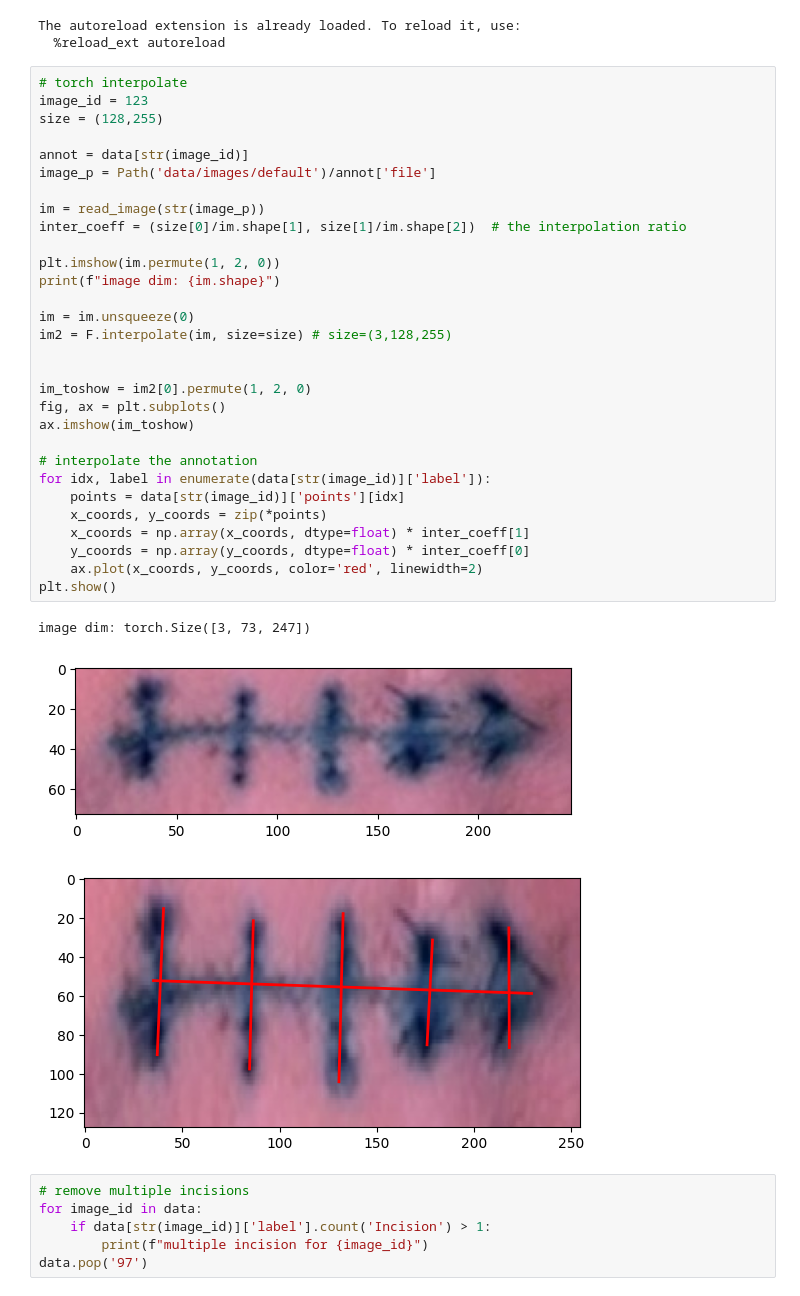
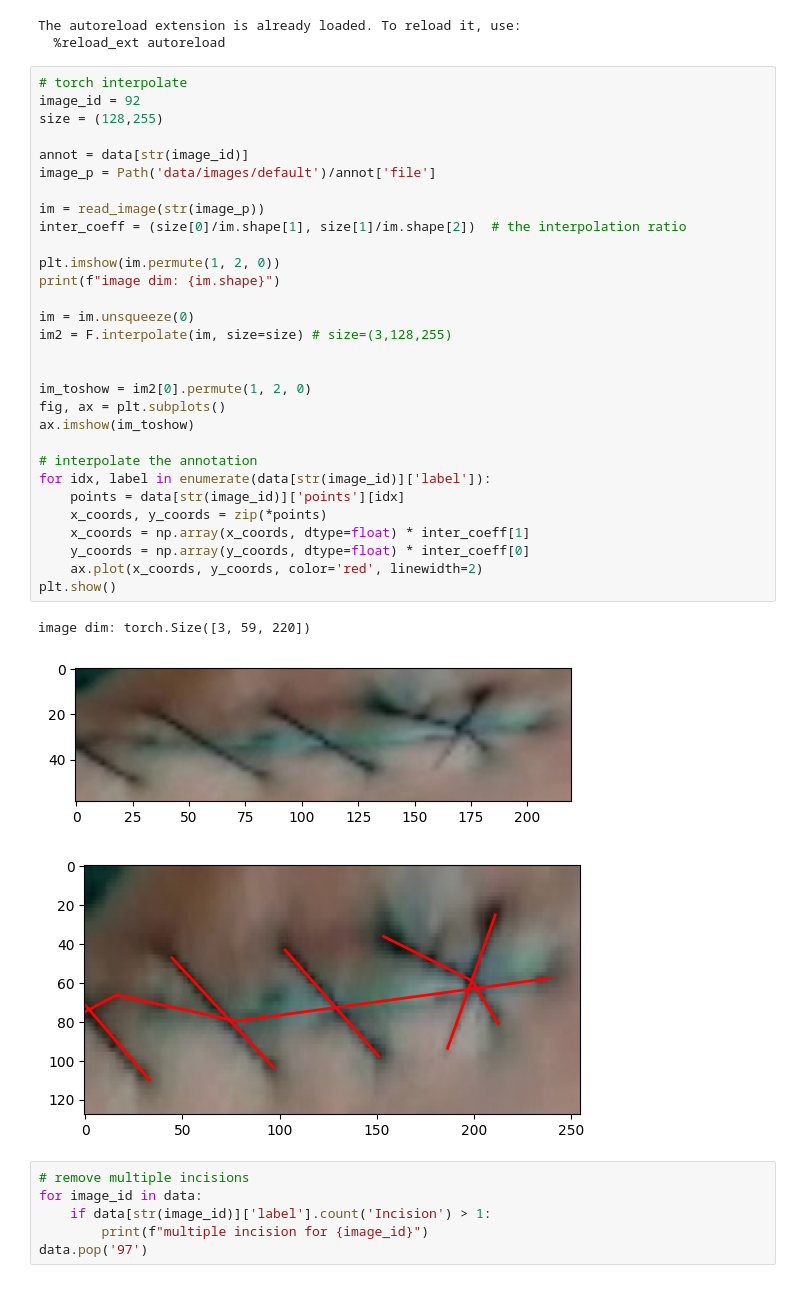
Before and after one commit to tomhruby1/zdo, a Jupyter notebook: preprocessing.ipynb, the cells around one changed output. Cells and saved outputs as stored; diff of their text form.

```diff
--- a/preprocessing.ipynb
+++ b/preprocessing.ipynb
@@ -21,38 +21,38 @@ The autoreload extension is already loaded. To reload it, use:
   %reload_ext autoreload
 # %%
 # torch interpolate
-image_id = 123
+image_id = 92
 size = (128,255)
 
 annot = data[str(image_id)]
 image_p = Path('data/images/default')/annot['file']
 
 im = read_image(str(image_p))
 inter_coeff = (size[0]/im.shape[1], size[1]/im.shape[2])  # the interpolation ratio
 
 plt.imshow(im.permute(1, 2, 0))
 print(f"image dim: {im.shape}")
 
 im = im.unsqueeze(0)
 im2 = F.interpolate(im, size=size) # size=(3,128,255)
 
 
 im_toshow = im2[0].permute(1, 2, 0)
 fig, ax = plt.subplots()
 ax.imshow(im_toshow)
 
 # interpolate the annotation
 for idx, label in enumerate(data[str(image_id)]['label']):
     points = data[str(image_id)]['points'][idx]
     x_coords, y_coords = zip(*points)
     x_coords = np.array(x_coords, dtype=float) * inter_coeff[1]
     y_coords = np.array(y_coords, dtype=float) * inter_coeff[0]
     ax.plot(x_coords, y_coords, color='red', linewidth=2)
 plt.show()
 # %% [output]
-image dim: torch.Size([3, 73, 247])
+image dim: torch.Size([3, 59, 220])
-[figure, old version]
+[figure, new version]
-[figure, old version]
+[figure, new version]
 # %%
 # remove multiple incisions
 for image_id in data:
```
Also changed, not shown: 3 other files.
